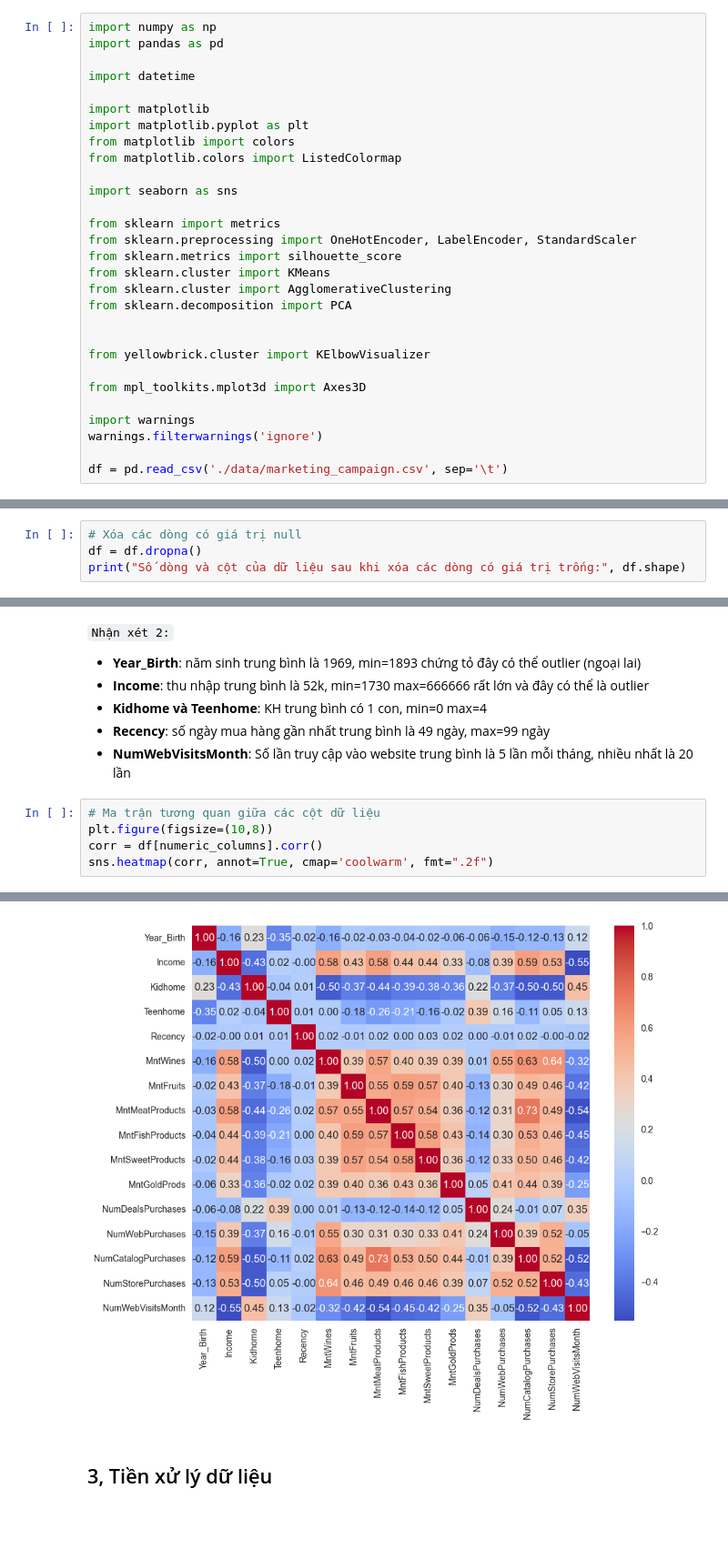
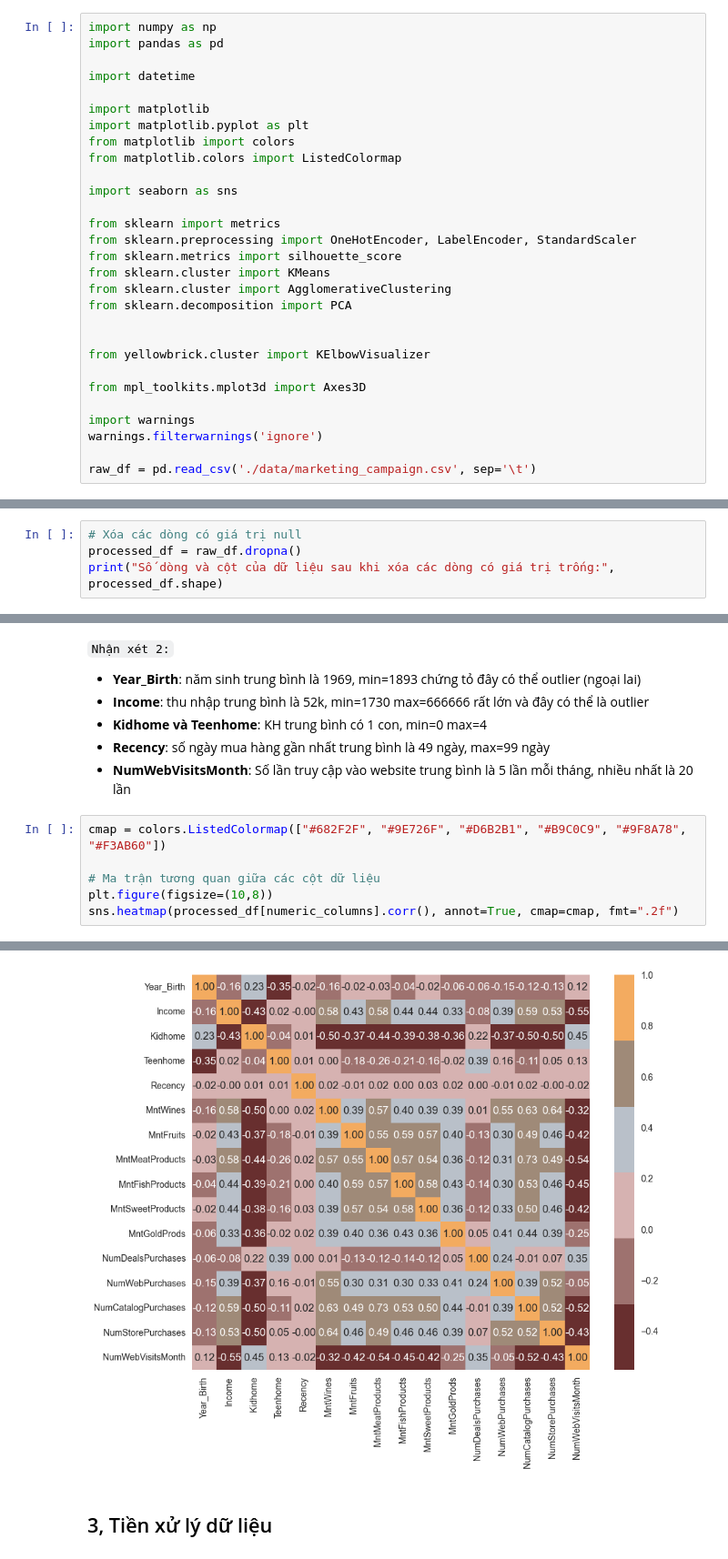
Before and after one commit to vuhuusy/customer_segmentation, a Jupyter notebook: customer_segmentation.ipynb, the cells around one changed output, grey strips where cells are left out. Shown at 91% size. Saved outputs shown, nothing was run; the diff lists cells and outputs as text; blank space fills up the shorter version.

```diff
--- a/customer_segmentation.ipynb
+++ b/customer_segmentation.ipynb
@@ -53,7 +40,7 @@ from mpl_toolkits.mplot3d import Axes3D
 import warnings
 warnings.filterwarnings('ignore')
 
-df = pd.read_csv('./data/marketing_campaign.csv', sep='\t')
+raw_df = pd.read_csv('./data/marketing_campaign.csv', sep='\t')
 # %% [markdown]
 ## 2, Khám phá dữ liệu
 # %%
@@ -146,6 +130,6 @@ memory usage: 490.1+ KB
 - Có một số đặc trưng (features) thuộc loại đặc trưng phân loại (categorical features), có thể nhận biết bằng kiểu dữ liệu dtype=**object** như **Education** và **Marital_Status**. Chúng ta sẽ cần mã hóa (encoding) chúng về dạng số để mô hình học máy có thể hiểu
 # %%
 # Xóa các dòng có giá trị null
-df = df.dropna()
-print("Số dòng và cột của dữ liệu sau khi xóa các dòng có giá trị trống:", df.shape)
+processed_df = raw_df.dropna()
+print("Số dòng và cột của dữ liệu sau khi xóa các dòng có giá trị trống:", processed_df.shape)
 # %% [output]
@@ -176,13 +160,14 @@ df[numeric_columns].describe()
 - **Recency**: số ngày mua hàng gần nhất trung bình là 49 ngày, max=99 ngày
 - **NumWebVisitsMonth**: Số lần truy cập vào website trung bình là 5 lần mỗi tháng, nhiều nhất là 20 lần
 # %%
+cmap = colors.ListedColormap(["#682F2F", "#9E726F", "#D6B2B1", "#B9C0C9", "#9F8A78", "#F3AB60"])
+
 # Ma trận tương quan giữa các cột dữ liệu
 plt.figure(figsize=(10,8))
-corr = df[numeric_columns].corr()
-sns.heatmap(corr, annot=True, cmap='coolwarm', fmt=".2f")
+sns.heatmap(processed_df[numeric_columns].corr(), annot=True, cmap=cmap, fmt=".2f")
 # %% [output]
 <Axes: >
-[figure, old version]
+[figure, new version]
 # %% [markdown]
 ## 3, Tiền xử lý dữ liệu
 # %% [markdown]
```
Also changed, not shown: parts of 59 cells of this notebook.
